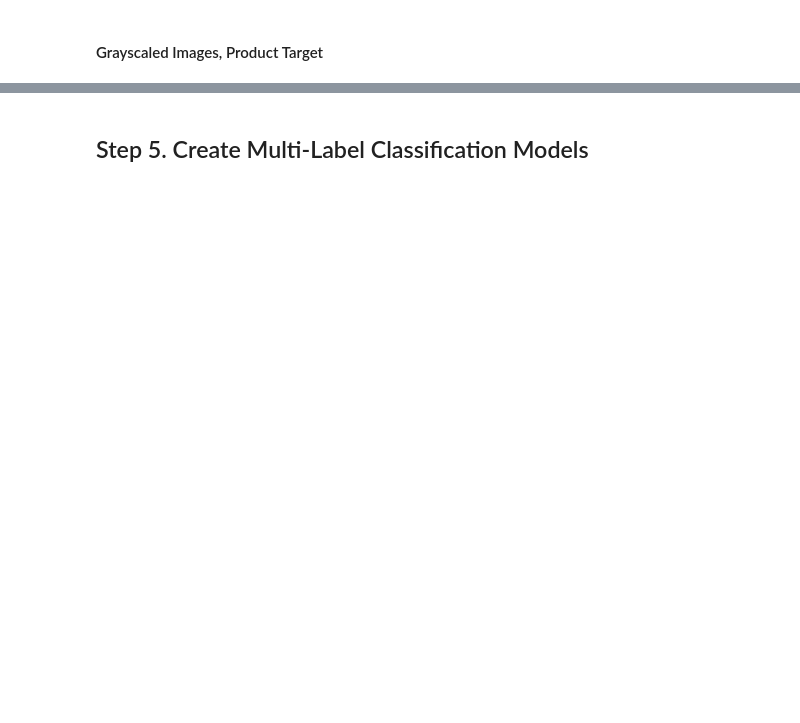
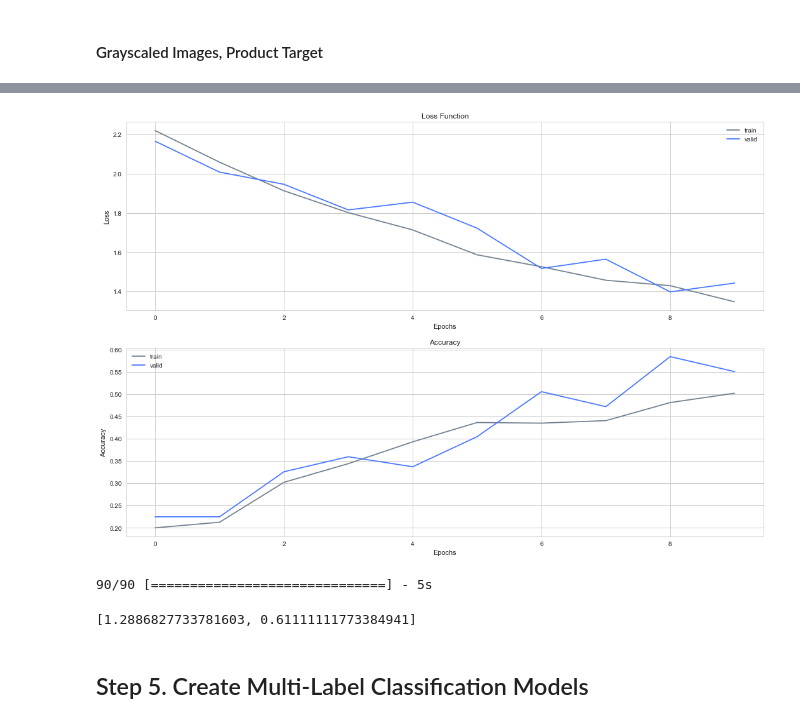
Before and after one commit to OlgaBelitskaya/deep_learning_projects, a Jupyter notebook: DL_PP4/DL_PP4.ipynb, the cells around one changed output, grey strips where cells are left out. Drawn from its saved outputs; the diff is of its cells as text; code cells hidden in the pictures; blank space fills up the shorter version.

```diff
--- a/DL_PP4/DL_PP4.ipynb
+++ b/DL_PP4/DL_PP4.ipynb
@@ -629,2 +724,43 @@ cp_score
 # %% [markdown]
 #### Grayscaled Images, Product Target
+# %%
+hide_code
+def gray_cp_model():
+    model = Sequential()
+
+    # TODO: Define a model architecture
+    model.add(Conv2D(32, (5, 5), padding='same', input_shape=x_train5.shape[1:]))
+    model.add(Activation('relu'))
+    model.add(MaxPooling2D(pool_size=(2, 2)))
+    model.add(Dropout(0.25))
+
+    model.add(Conv2D(128, (5, 5)))
+    model.add(Activation('relu'))
+    model.add(MaxPooling2D(pool_size=(2, 2)))
+    model.add(Dropout(0.25))
+
+    model.add(GlobalMaxPooling2D())
+
+    model.add(Dense(1024, activation='relu'))
+    model.add(Dropout(0.25))
+
+    model.add(Dense(128, activation='relu'))
+    model.add(Dropout(0.25))
+
+    model.add(Dense(10))
+    model.add(Activation('softmax'))
+
+    # TODO: Compile the model
+    model.compile(loss='categorical_crossentropy', optimizer='rmsprop', metrics=['accuracy'])
+    return model
+
+gray_cp_model = gray_cp_model()
+# %%
+hide_code
+# Train the model
+gray_cp_checkpointer = ModelCheckpoint(filepath='weights.best.style.gray_cp_model.hdf5',
+                                       verbose=2, save_best_only=True)
+gray_cp_history = gray_cp_model.fit(x_train5, y_train5,
+                                    epochs=10, batch_size=16, verbose=2,
+                                    validation_data=(x_valid5, y_valid5),
+                                    callbacks=[gray_cp_checkpointer])
@@ -631,2 +785,18 @@ cp_score
+# %%
+hide_code
+# Plot the training history
+history_plot(gray_cp_history, 0)
+# %% [output]
+[figure, added]
+# %%
+hide_code
+# Load the model with the best validation accuracy
+gray_cp_model.load_weights('weights.best.style.gray_cp_model.hdf5')
+# Calculate classification accuracy on the testing set
+gray_cp_score = gray_cp_model.evaluate(x_test5, y_test5)
+gray_cp_score
+# %% [output]
+90/90 [==============================] - 5s
+[1.2886827733781603, 0.61111111773384941]
 # %% [markdown]
 ## Step 5. Create Multi-Label Classification Models
```
Also changed, not shown: parts of 32 cells of this notebook.
